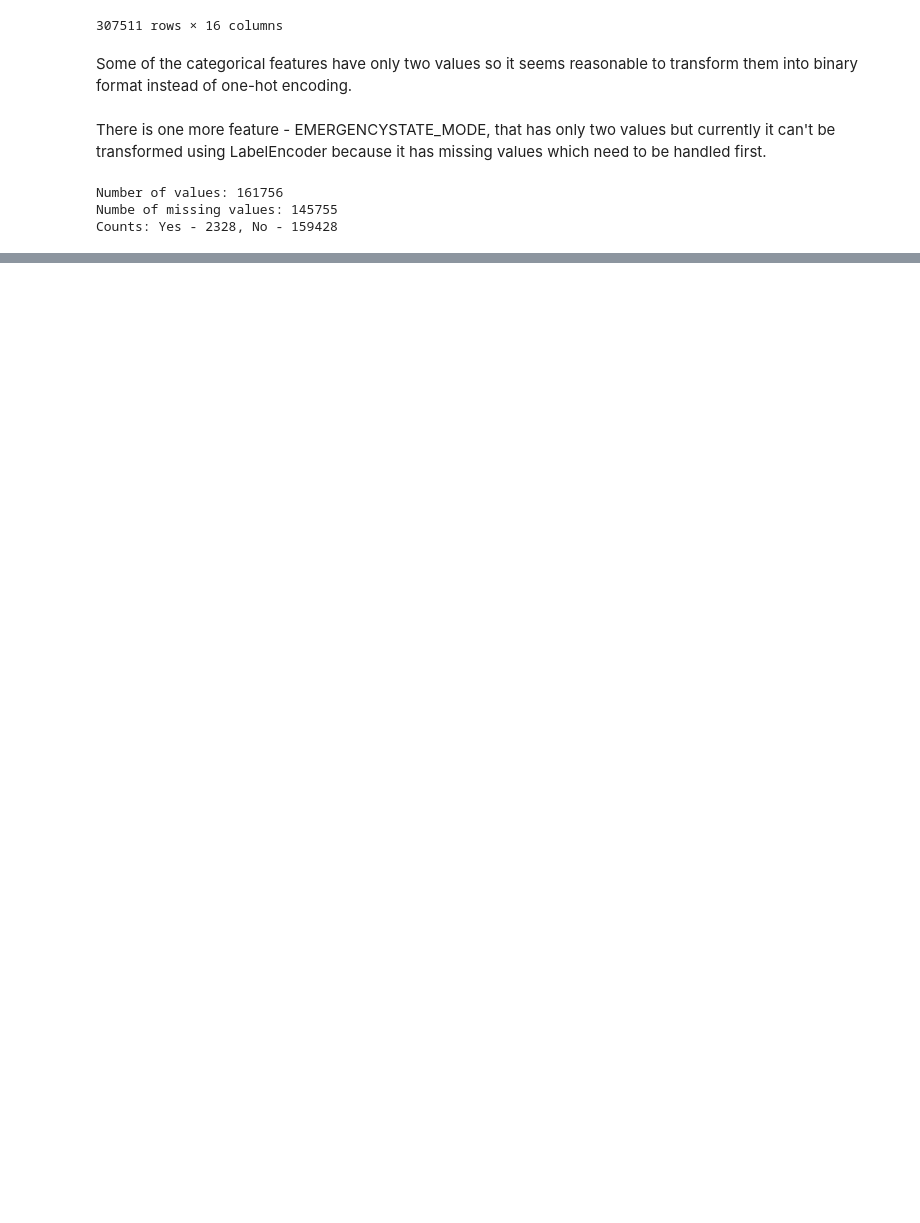
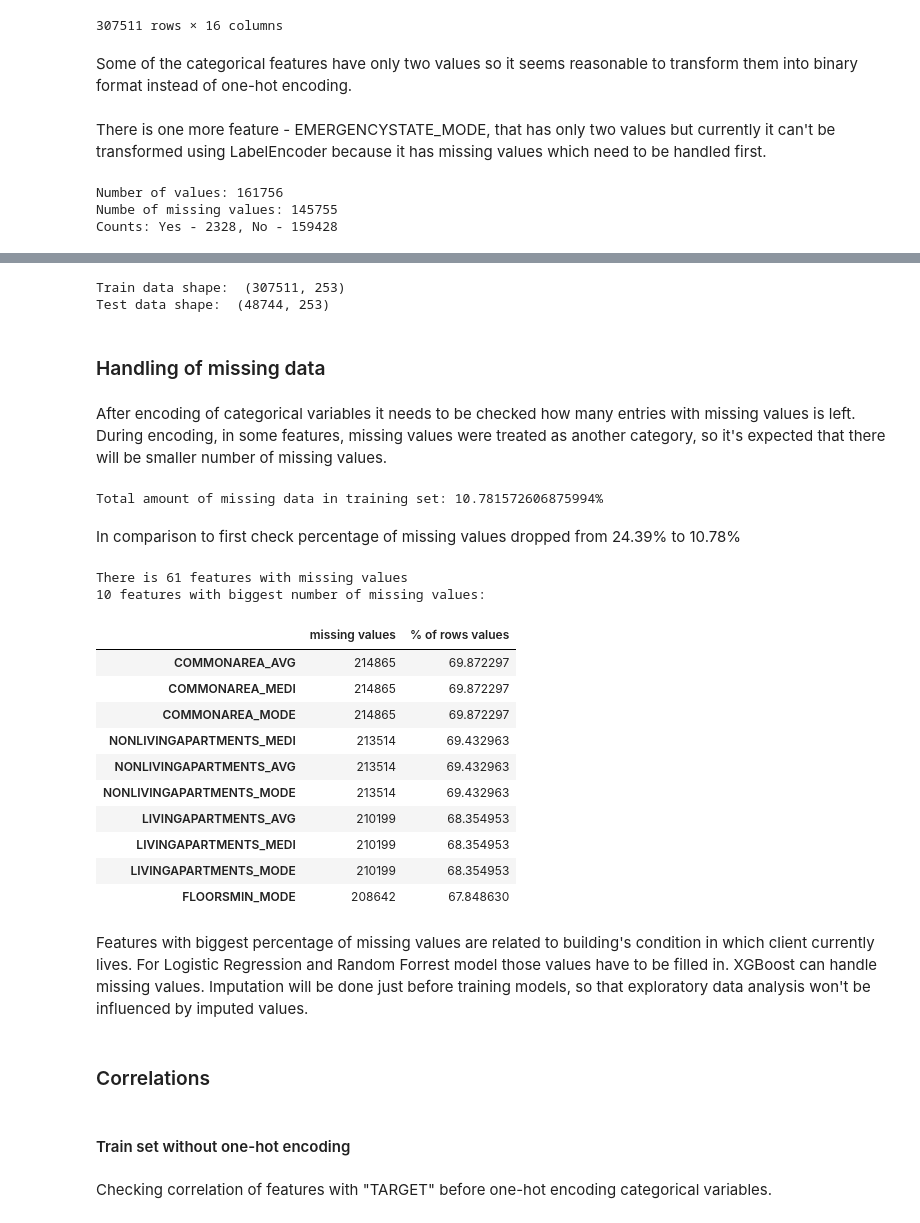
Before and after one commit to ASzwarc/HomeCreditDefaultRisk, a Jupyter notebook: HomeCreditDefaultRisk_Solution.ipynb, the cells around one changed output, grey strips where cells are left out. Drawn from its saved outputs; the diff is of its cells as text; code cells hidden in the pictures; blank space fills up the shorter version.

```diff
--- a/HomeCreditDefaultRisk_Solution.ipynb
+++ b/HomeCreditDefaultRisk_Solution.ipynb
@@ -241,0 +299,4 @@ Almost half of the values of this feature are missing. From exisiting values mos
+# %%
+print("No of features in test set before encoding: {}\n".format(test_data_encoded.shape[1]))
+test_data_encoded = encode_categorical_features(test_data_encoded)
+print("No of features in test set after encoding: {}\n".format(test_data_encoded.shape[1]))
@@ -241,0 +323,58 @@ Almost half of the values of this feature are missing. From exisiting values mos
+# %%
+train_labels = train_data_encoded["TARGET"]
+train_data_encoded, test_data_encoded = train_data_encoded.align(test_data_encoded, join="inner", axis=1)
+print("Train data shape: ", train_data_encoded.shape)
+print("Test data shape: ", test_data_encoded.shape)
+# %% [output]
+Train data shape:  (307511, 253)
+Test data shape:  (48744, 253)
+# %% [markdown]
+### Handling of missing data
+# %% [markdown]
+After encoding of categorical variables it needs to be checked how many entries with missing values is left.
+During encoding, in some features, missing values were treated as another category, so it's expected that there will be smaller number of missing values.
+# %%
+missing_values_count = train_data_encoded.isnull().sum()
+train_data_total_cells = np.product(train_data_encoded.shape)
+# %%
+missing_values_count.sort_values(ascending=False, inplace=True)
+total_amount_of_missing_data = missing_values_count.sum() / train_data_total_cells * 100
+print("Total amount of missing data in training set: {}%".format(total_amount_of_missing_data))
+missing_values_count = missing_values_count[missing_values_count !=0]
+# %% [output]
+Total amount of missing data in training set: 10.781572606875994%
+# %% [markdown]
+In comparison to first check percentage of missing values dropped from 24.39% to 10.78%
+# %%
+no_of_rows = train_data_encoded.shape[0]
+missing_values_count_percent = pd.Series(data = (val / no_of_rows * 100 for val in missing_values_count),
+                                         index = missing_values_count.keys())
+
+missing_values_table = pd.concat([missing_values_count, missing_values_count_percent], axis = 1)
+missing_values_table = missing_values_table.rename(columns = {0 : 'missing values',
+                                       1 : '% of rows values'})
+print("There is {} features with missing values".format(missing_values_table.shape[0]))
+print("10 features with biggest number of missing values:")
+missing_values_table.head(10)
+# %% [output]
+There is 61 features with missing values
+10 features with biggest number of missing values:
+|  | missing values | % of rows values |
+| COMMONAREA_AVG | 214865 | 69.872297 |
+| COMMONAREA_MEDI | 214865 | 69.872297 |
+| COMMONAREA_MODE | 214865 | 69.872297 |
+| NONLIVINGAPARTMENTS_MEDI | 213514 | 69.432963 |
+| NONLIVINGAPARTMENTS_AVG | 213514 | 69.432963 |
+| NONLIVINGAPARTMENTS_MODE | 213514 | 69.432963 |
+| LIVINGAPARTMENTS_AVG | 210199 | 68.354953 |
+| LIVINGAPARTMENTS_MEDI | 210199 | 68.354953 |
+| LIVINGAPARTMENTS_MODE | 210199 | 68.354953 |
+| FLOORSMIN_MODE | 208642 | 67.848630 |
+# %% [markdown]
+Features with biggest percentage of missing values are related to building's condition in which client currently lives. For Logistic Regression and Random Forrest model those values have to be filled in. XGBoost can handle missing values. Imputation will be done just before training models, so that exploratory data analysis won't be influenced by imputed values.
+# %% [markdown]
+### Correlations
+# %% [markdown]
+#### Train set without one-hot encoding
+# %% [markdown]
+Checking correlation of features with "TARGET" before one-hot encoding categorical variables.
```
Also changed, not shown: parts of 19 cells of this notebook.
